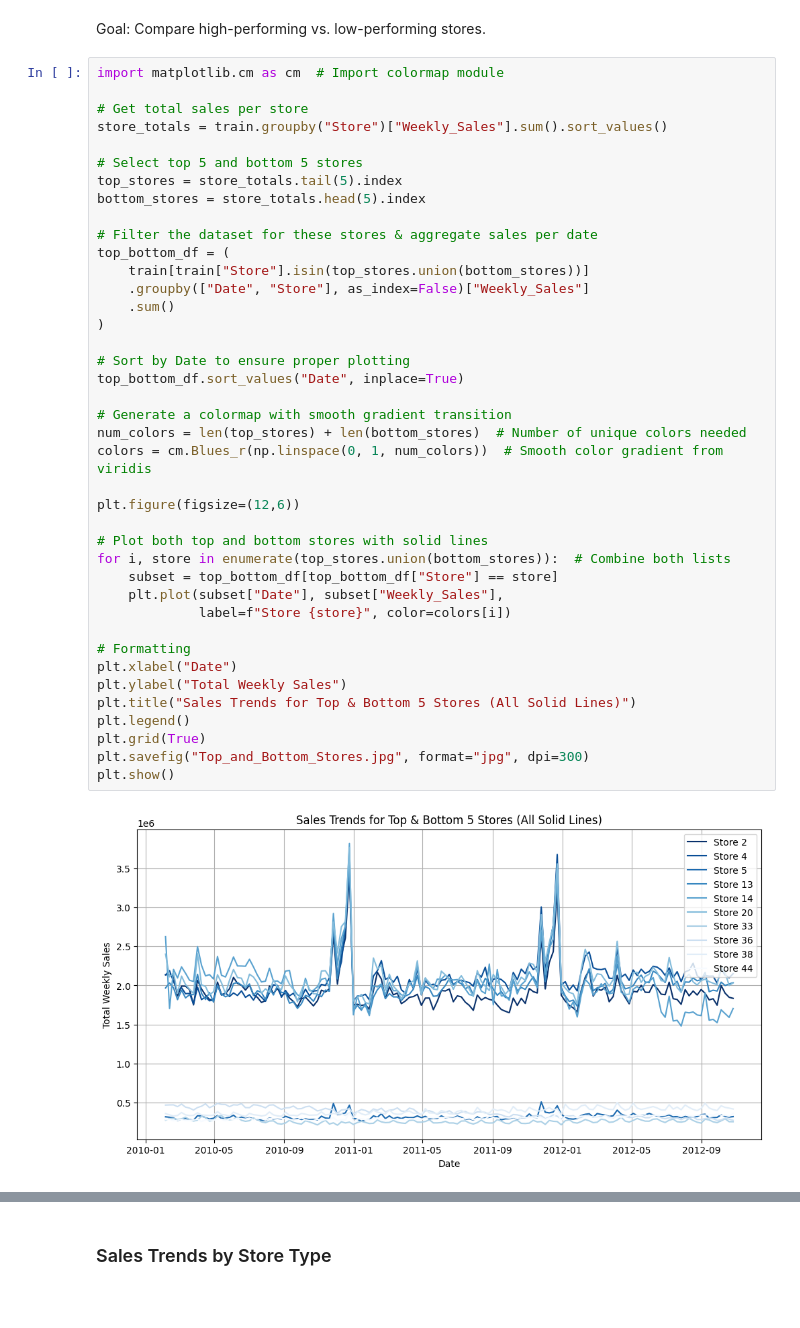
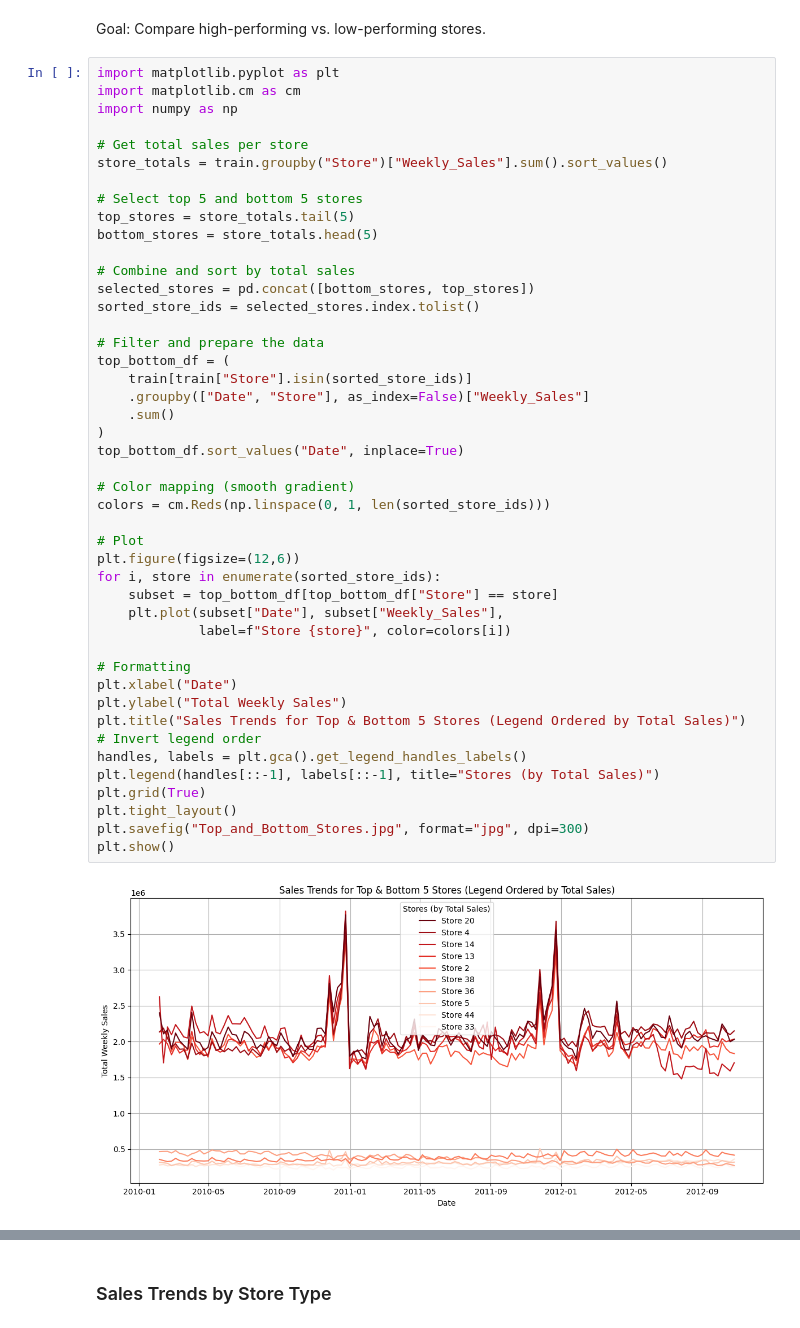
Before and after one commit to johnpospisil/walmart-sales, a Jupyter notebook: forecasting-walmart-sales.ipynb, the cells around one changed output, grey strips where cells are left out. Drawn from its saved outputs; the diff is of its cells as text; blank space fills up the shorter version.

Commit message:
Refine visualizations.

```diff
--- a/forecasting-walmart-sales.ipynb
+++ b/forecasting-walmart-sales.ipynb
@@ -976,47 +975,52 @@ Observations:
 # %% [markdown]
 Goal: Compare high-performing vs. low-performing stores.
 # %%
-import matplotlib.cm as cm  # Import colormap module
+import matplotlib.pyplot as plt
+import matplotlib.cm as cm
+import numpy as np
 
 # Get total sales per store
 store_totals = train.groupby("Store")["Weekly_Sales"].sum().sort_values()
 
 # Select top 5 and bottom 5 stores
-top_stores = store_totals.tail(5).index
-bottom_stores = store_totals.head(5).index
+top_stores = store_totals.tail(5)
+bottom_stores = store_totals.head(5)
 
-# Filter the dataset for these stores & aggregate sales per date
+# Combine and sort by total sales
+selected_stores = pd.concat([bottom_stores, top_stores])
+sorted_store_ids = selected_stores.index.tolist()
+
+# Filter and prepare the data
 top_bottom_df = (
-    train[train["Store"].isin(top_stores.union(bottom_stores))]
+    train[train["Store"].isin(sorted_store_ids)]
     .groupby(["Date", "Store"], as_index=False)["Weekly_Sales"]
     .sum()
 )
-
-# Sort by Date to ensure proper plotting
 top_bottom_df.sort_values("Date", inplace=True)
 
-# Generate a colormap with smooth gradient transition
-num_colors = len(top_stores) + len(bottom_stores)  # Number of unique colors needed
-colors = cm.Blues_r(np.linspace(0, 1, num_colors))  # Smooth color gradient from viridis
+# Color mapping (smooth gradient)
+colors = cm.Reds(np.linspace(0, 1, len(sorted_store_ids)))
 
+# Plot
 plt.figure(figsize=(12,6))
-
-# Plot both top and bottom stores with solid lines
-for i, store in enumerate(top_stores.union(bottom_stores)):  # Combine both lists
+for i, store in enumerate(sorted_store_ids):
     subset = top_bottom_df[top_bottom_df["Store"] == store]
     plt.plot(subset["Date"], subset["Weekly_Sales"],
              label=f"Store {store}", color=colors[i])
 
 # Formatting
 plt.xlabel("Date")
 plt.ylabel("Total Weekly Sales")
-plt.title("Sales Trends for Top & Bottom 5 Stores (All Solid Lines)")
-plt.legend()
+plt.title("Sales Trends for Top & Bottom 5 Stores (Legend Ordered by Total Sales)")
+# Invert legend order
+handles, labels = plt.gca().get_legend_handles_labels()
+plt.legend(handles[::-1], labels[::-1], title="Stores (by Total Sales)")
 plt.grid(True)
+plt.tight_layout()
 plt.savefig("Top_and_Bottom_Stores.jpg", format="jpg", dpi=300)
 plt.show()
 # %% [output]
-[figure, old version]
+[figure, new version]
 # %% [markdown]
 
 1. **Comparison of Top vs. Bottom Stores**:
```
Also changed, not shown: parts of 29 cells of this notebook.
